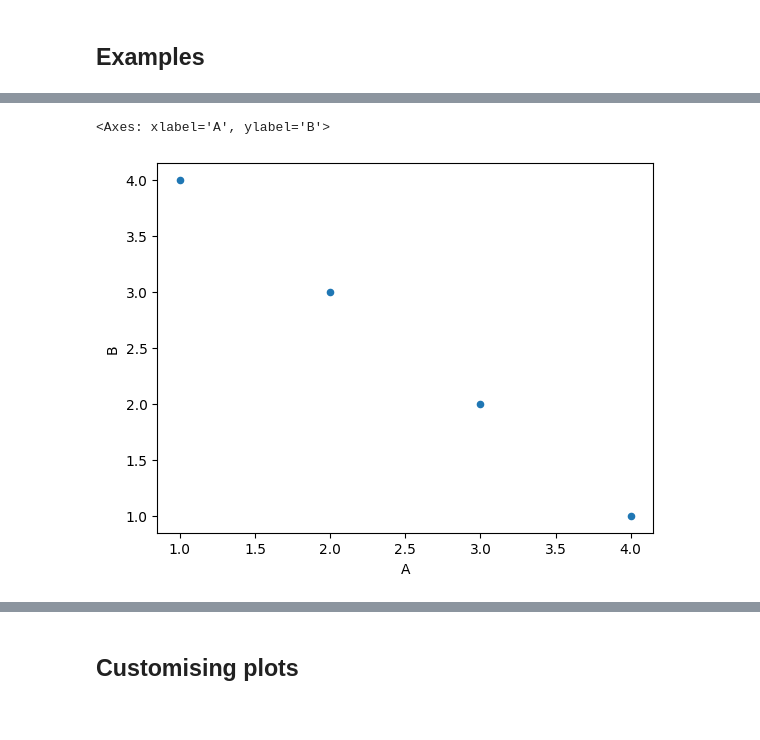
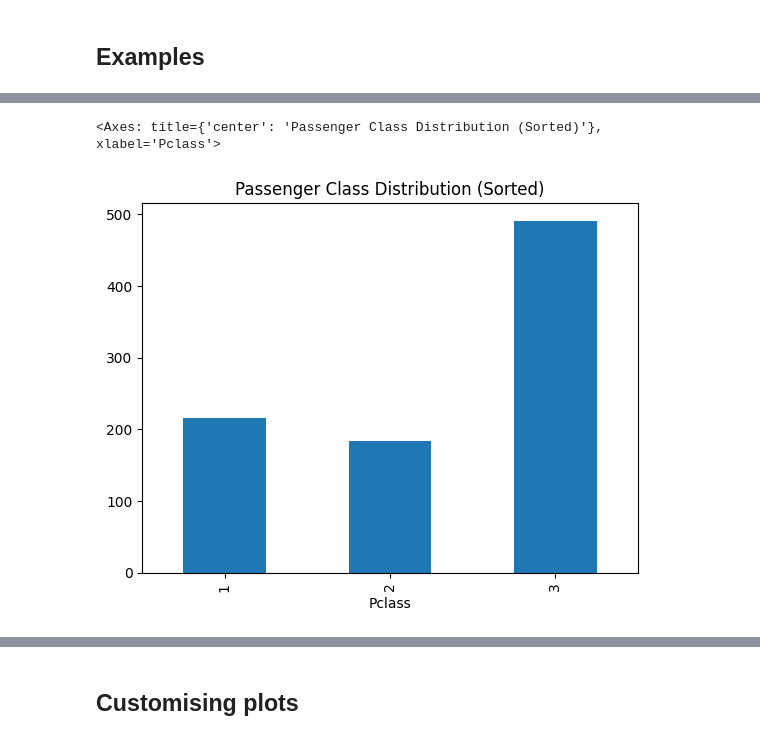
Before and after one commit to KUBDatalab/python, a Jupyter notebook: _sources/docs/pandas/05_pandas_plot.ipynb, the cells around one changed output, grey strips where cells are left out. Saved outputs shown, nothing was run; the diff lists cells and outputs as text; code cells hidden in the pictures.

```diff
--- a/_sources/docs/pandas/05_pandas_plot.ipynb
+++ b/_sources/docs/pandas/05_pandas_plot.ipynb
@@ -48,9 +52,6 @@ We will not cover all the additional keyword arguments here, as this is just a q
 
 import pandas as pd
 # %%
-# Example DataFrame
+# Load the Titanic dataset from a CSV file into a DataFrame named 'titanic'.
 
-df = pd.DataFrame({
-    'A': [1, 2, 3, 4],
-    'B': [4, 3, 2, 1]
-})
+titanic = pd.read_csv('data/titanic.csv')
@@ -71,7 +75,7 @@ df.plot(kind='bar')
 # %%
-# Scatter plot (requires x and y columns)
+# Bar plot sorted by class
 
-df.plot(kind='scatter', x='A', y='B')
+titanic['Pclass'].value_counts().sort_index().plot(kind='bar', title='Passenger Class Distribution (Sorted)')
 # %% [output]
-<Axes: xlabel='A', ylabel='B'>
+<Axes: title={'center': 'Passenger Class Distribution (Sorted)'}, xlabel='Pclass'>
-[figure, old version]
+[figure, new version]
```
Also changed, not shown: parts of 14 cells of this notebook, 17 other files.
